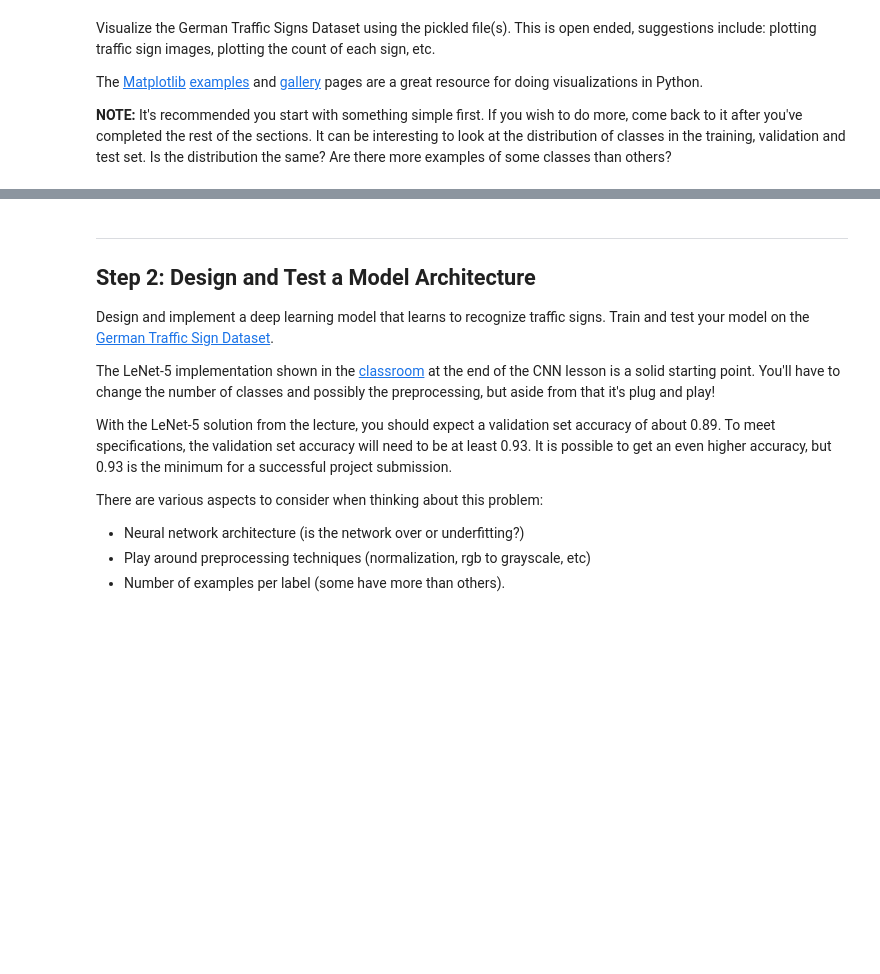
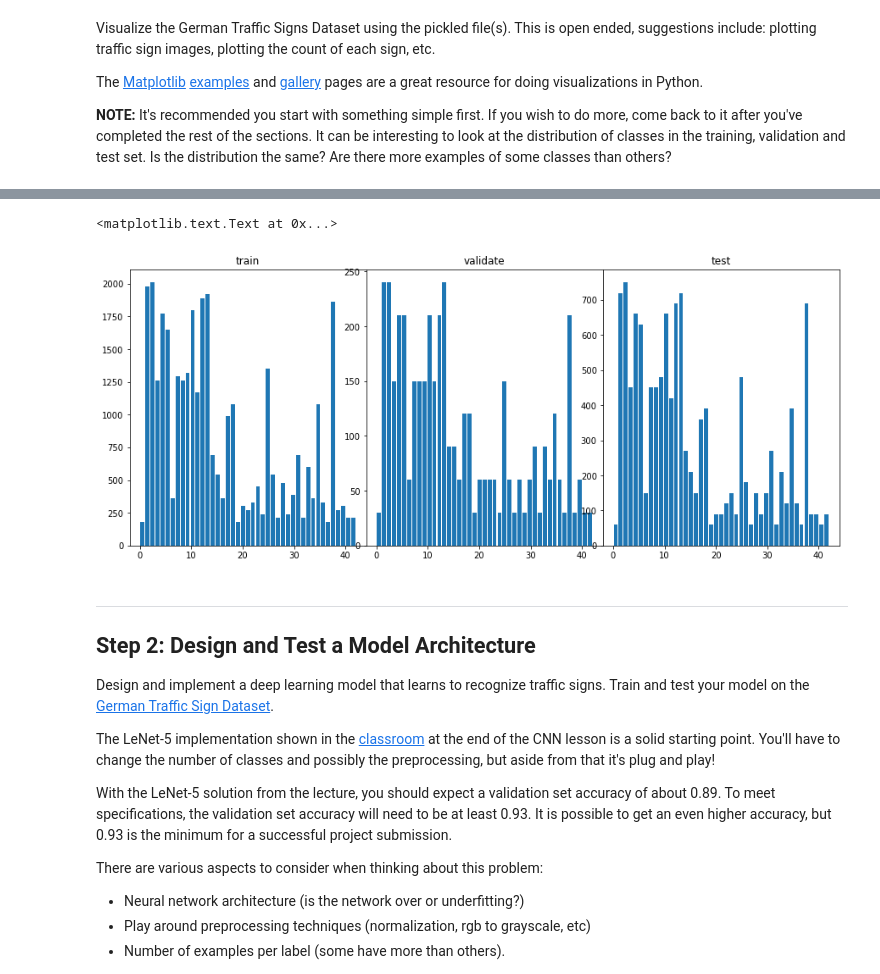
Before and after one commit to fjp/CarND-Traffic-Sign-Classifier-P2, a Jupyter notebook: Traffic_Sign_Classifier.ipynb, the cells around one changed output, grey strips where cells are left out. Saved outputs shown, nothing was run; the diff lists cells and outputs as text; code cells hidden in the pictures; blank space fills up the shorter version.

```diff
--- a/Traffic_Sign_Classifier.ipynb
+++ b/Traffic_Sign_Classifier.ipynb
@@ -120,3 +124,27 @@ for i in range(10):
+# %%
+# histogram of label frequency
+hist_train, bins_train = np.histogram(y_train, bins=n_classes)
+hist_valid, bins_valid = np.histogram(y_valid, bins=n_classes)
+hist_test, bins_test = np.histogram(y_test, bins=n_classes)
+
+
+fig, axs = plt.subplots(1,3, figsize=(15, 6))
+fig.subplots_adjust(hspace = .2, wspace=.001)
+axs = axs.ravel()
+#axs[i].axis('off')
+axs[0].bar(bins_train[:-1]+0.5, hist_train, align='center', width=0.8)
+axs[0].set_title('train')
+
+axs[1].bar(bins_valid[:-1]+0.5, hist_valid, align='center', width=0.8)
+axs[1].set_title('validate')
+
+axs[2].bar(bins_test[:-1]+0.5, hist_test, align='center', width=0.8)
+axs[2].set_title('test')
+
+#plt.savefig('label_histos.png')
+# %% [output]
+<matplotlib.text.Text at 0x...>
+[figure, added]
 # %% [markdown]
 ----
 
```
Also changed, not shown: parts of 10 cells of this notebook, 1 other file.
